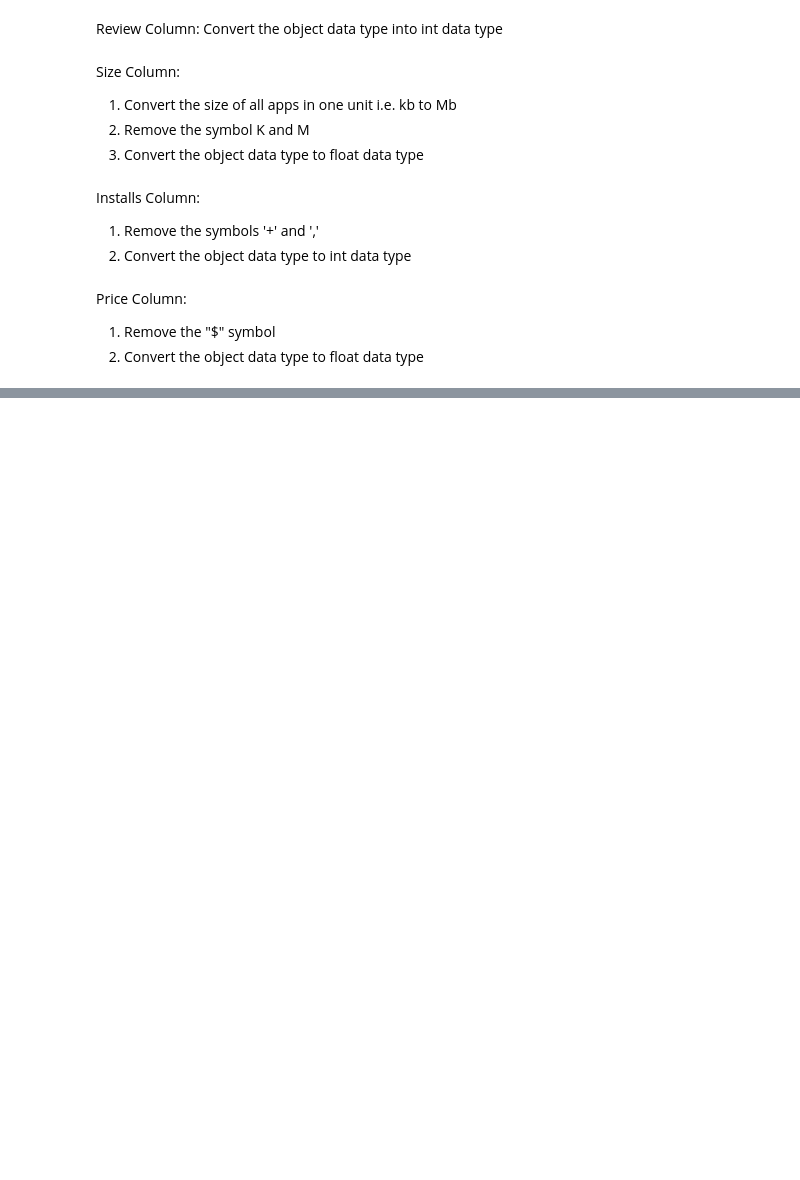
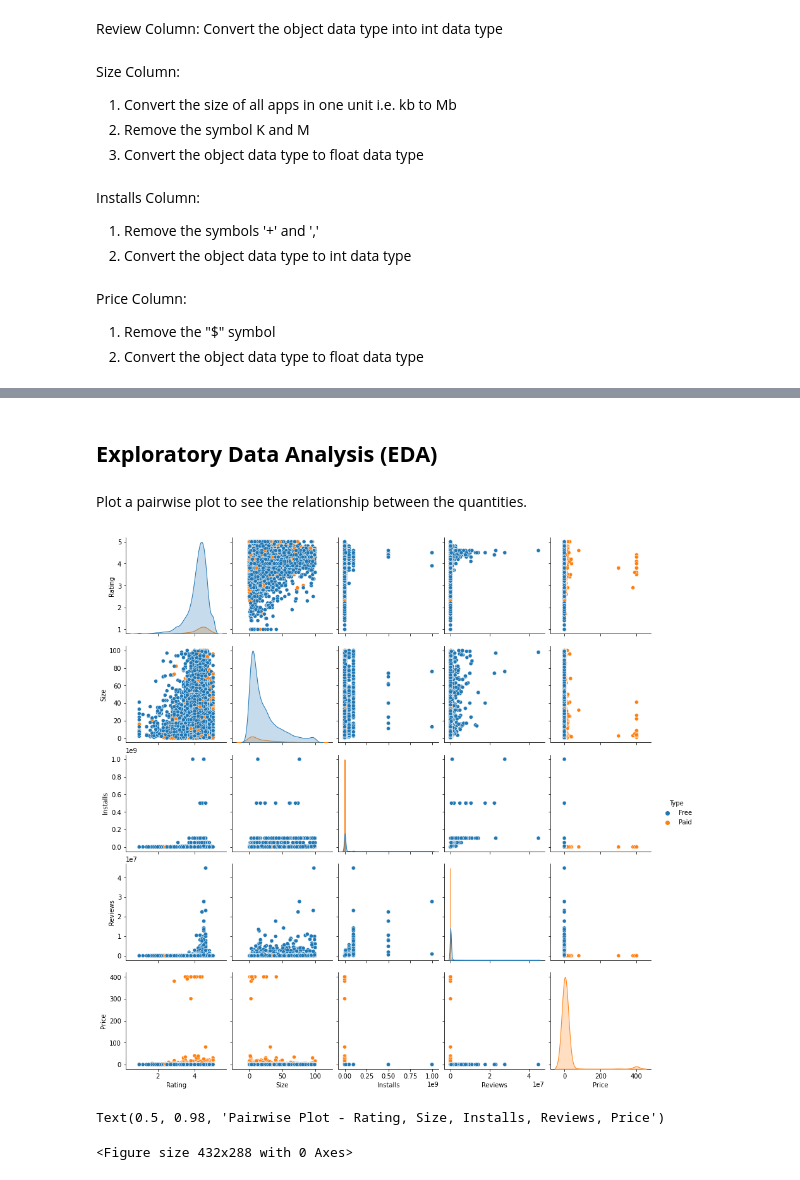
Before and after one commit to abhilasha8/play_store_app_review_analysis, a Jupyter notebook: Play_Store_App_Review_Analysis_Capstone_Project.ipynb, the cells around one changed output, grey strips where cells are left out. Drawn from its saved outputs; the diff is of its cells as text; code cells hidden in the pictures; blank space fills up the shorter version.

```diff
--- a/Play_Store_App_Review_Analysis_Capstone_Project.ipynb
+++ b/Play_Store_App_Review_Analysis_Capstone_Project.ipynb
@@ -297,0 +321,12 @@ ps_df['Price']=ps_df['Price'].astype('float')
+# %% [markdown]
+## <b> Exploratory Data Analysis (EDA)
+# %% [markdown]
+Plot a pairwise plot to see the relationship between the quantities.
+# %%
+# pairwise plot between "Reviews", "Size", "Rating" and "price"
+sns.pairplot(ps_df[['Rating','Size','Installs','Reviews','Price', 'Type']], hue = 'Type')
+plt.show()
+# %% [output]
+[figure, added]
+Text(0.5, 0.98, 'Pairwise Plot - Rating, Size, Installs, Reviews, Price')
+<Figure size 432x288 with 0 Axes>
```
Also changed, not shown: parts of 15 cells of this notebook.
